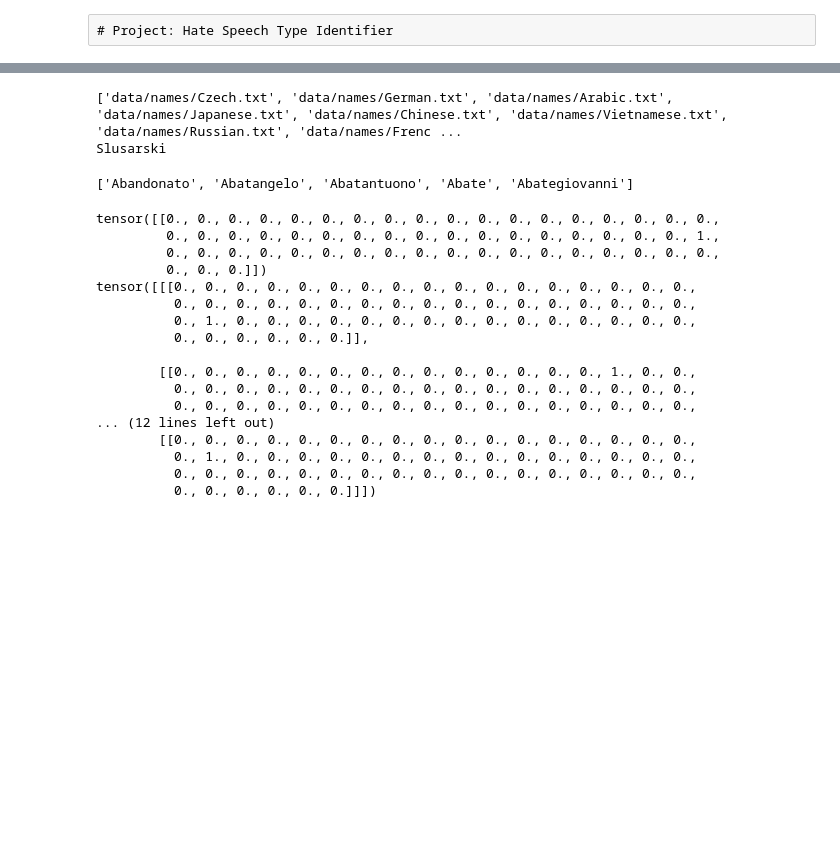
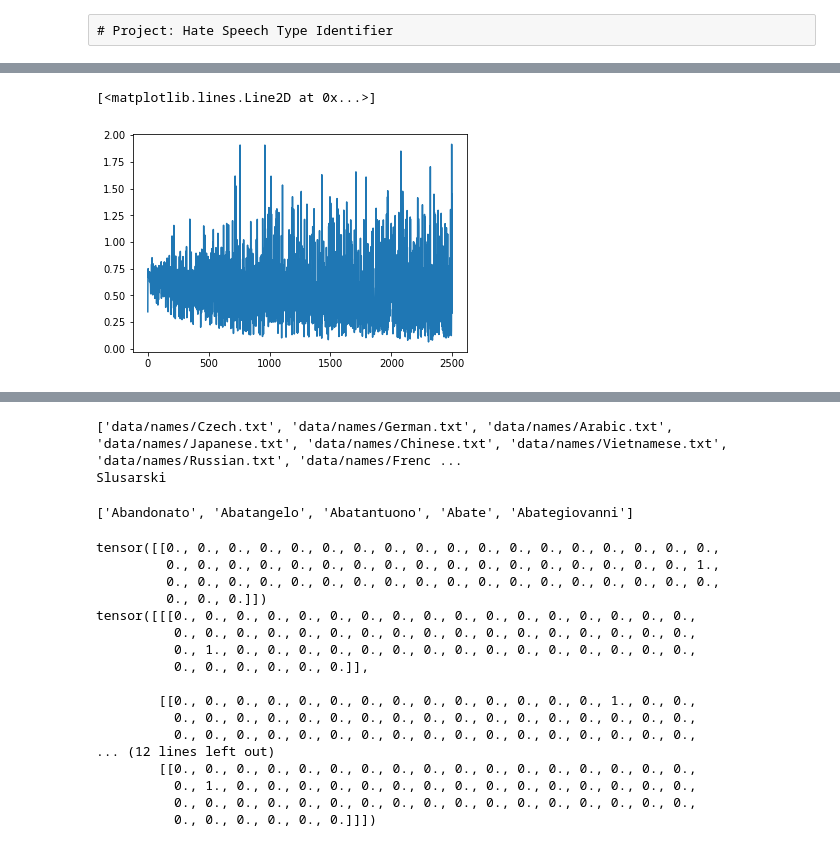
Before and after one commit to fvera02/nlu-2019, a Jupyter notebook: project/project.ipynb, the cells around one changed output, grey strips where cells are left out. Cells and saved outputs as stored; diff of their text form; code cells hidden in the pictures; blank space fills up the shorter version.

```diff
--- a/project/project.ipynb
+++ b/project/project.ipynb
@@ -109,9 +164,7 @@ criterion = nn.NLLLoss()
 # %%
 #training function
 
-learning_rate = 0.005 # If you set this too high, it might explode. If too low, it might not learn
-
-def train(category_tensor, line_tensor):
+def train(category_tensor, line_tensor, learning_rate):
     hidden = rnn.initHidden() #passovers, rnn was established beforehand
 
     rnn.zero_grad()
@@ -132,9 +185,15 @@ def train(category_tensor, line_tensor):
 import time
 import math
 
-n_iters = 100000
+n_iters = 5000
 print_every = 2
 plot_every = 2
+
+#Hyperparameters
+learning_rate = 0.01
+n_hidden = 128 #Hyperparameter
+
+
 
 # Keep track of losses for plotting
 current_loss = 0
@@ -147,18 +206,21 @@ def timeSince(since):
     s -= m * 60
     return '%dm %ds' % (m, s)
 
+#instantiate our model:
+rnn = RNN(n_letters, n_hidden, n_labels)
+
 start = time.time()
 
-for i in range(len(Labels)):
-    category, line, category_tensor, line_tensor = TrainingExample(i)
-    output, loss = train(category_tensor, line_tensor)
+for i in range(n_iters):
+    category, line, category_tensor, line_tensor = randomTrainingExample()
+    output, loss = train(category_tensor, line_tensor, learning_rate)
     current_loss += loss
 
     # Print iter number, loss, name and guess on print call
     if i % print_every == 0:
         guess, guess_i = categoryFromOutput(output)
         correct = '✓' if guess == category else '✗ (%s)' % category
-        print('%d %d%% (%s) %.4f %s / %s %s' % (iter, iter / n_iters * 100, timeSince(start), loss, line, guess, correct))
+        print('%d %d%% (%s) %.4f %s / %s' % (i, i / n_iters * 100, timeSince(start), loss, guess, correct))
 
     # Add current loss avg to list of losses on plot request
     if i % plot_every == 0:
@@ -168,0 +247,9 @@ NameError: name 'categoryFromOutput' is not defined
+# %%
+import matplotlib.pyplot as plt
+import matplotlib.ticker as ticker
+
+plt.figure()
+plt.plot(all_losses)
+# %% [output]
+[<matplotlib.lines.Line2D at 0x...>]
+[figure, added]
```
Also changed, not shown: parts of 12 cells of this notebook, 4 other files.
